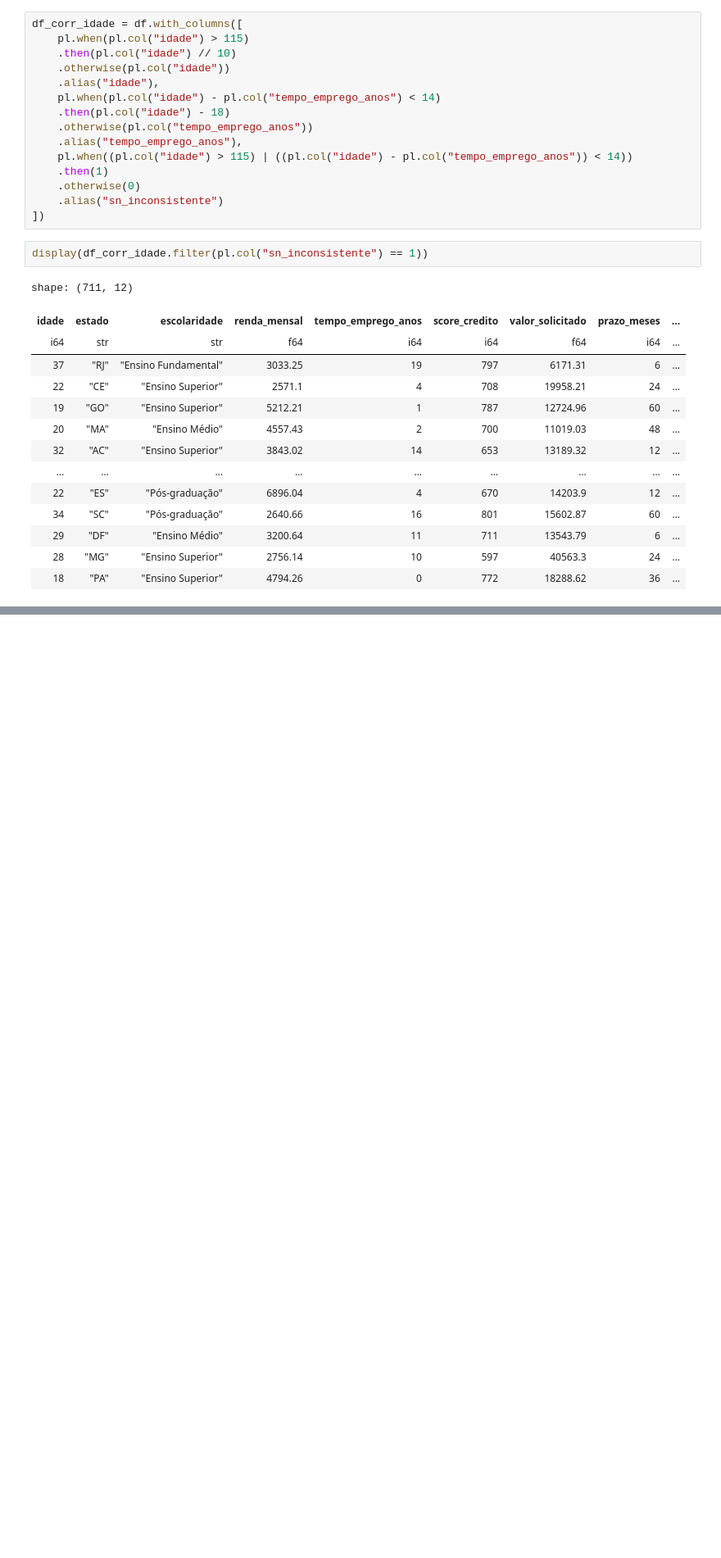
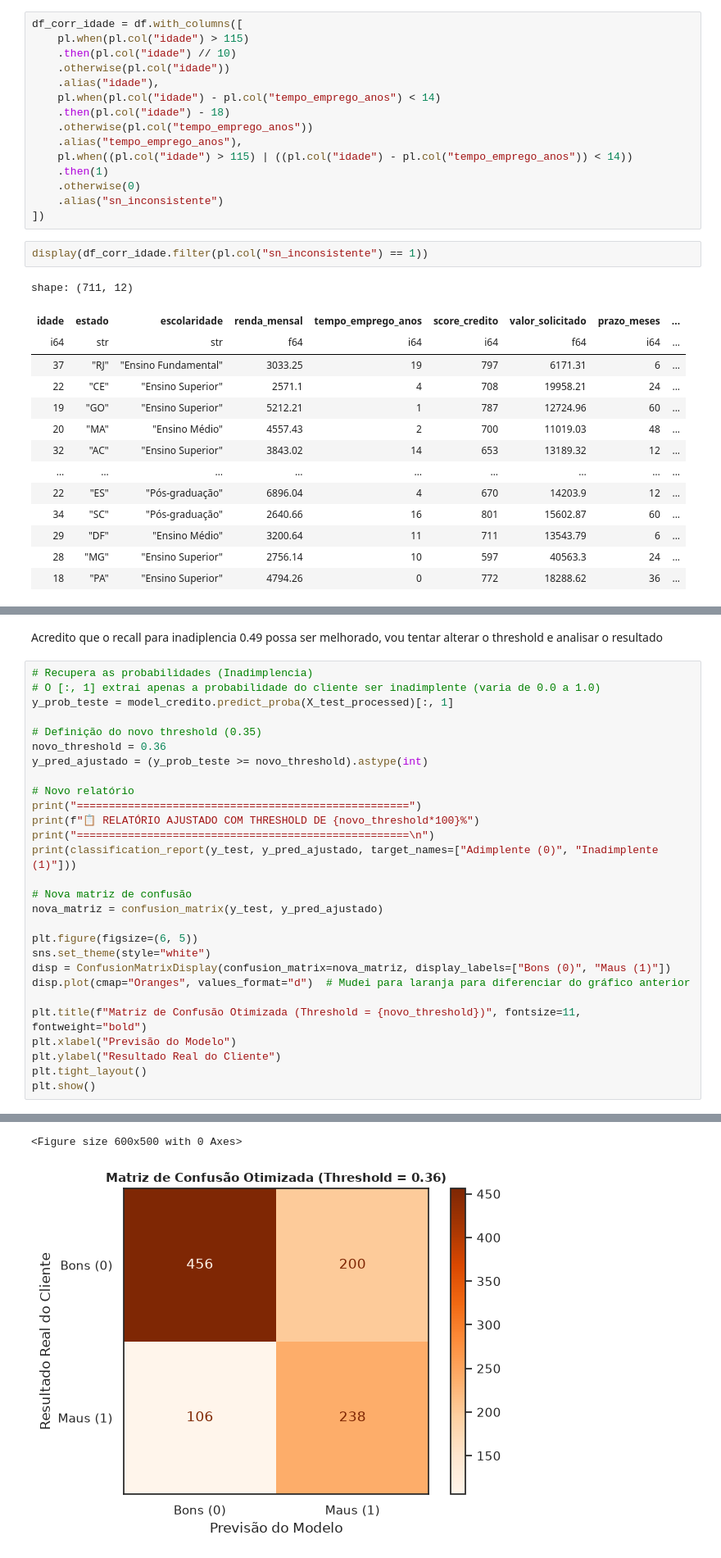
Before and after one commit to ufnovaes/Desafio_01_FTIA, a Jupyter notebook: Desafio_01.ipynb, the cells around one changed output, grey strips where cells are left out. Shown at 82% size. Saved outputs shown, nothing was run; the diff lists cells and outputs as text; blank space fills up the shorter version.

```diff
--- a/Desafio_01.ipynb
+++ b/Desafio_01.ipynb
@@ -482,0 +634,31 @@ shape: (711, 12)
+# %% [markdown]
+Acredito que o recall para inadiplencia 0.49 possa ser melhorado, vou tentar alterar o threshold e analisar o resultado
+# %%
+# Recupera as probabilidades (Inadimplencia)
+# O [:, 1] extrai apenas a probabilidade do cliente ser inadimplente (varia de 0.0 a 1.0)
+y_prob_teste = model_credito.predict_proba(X_test_processed)[:, 1]
+
+# Definição do novo threshold (0.35)
+novo_threshold = 0.36
+y_pred_ajustado = (y_prob_teste >= novo_threshold).astype(int)
+
+# Novo relatório
+print("====================================================")
+print(f"📋 RELATÓRIO AJUSTADO COM THRESHOLD DE {novo_threshold*100}%")
+print("====================================================\n")
+print(classification_report(y_test, y_pred_ajustado, target_names=["Adimplente (0)", "Inadimplente (1)"]))
+
+# Nova matriz de confusão
+nova_matriz = confusion_matrix(y_test, y_pred_ajustado)
+
+plt.figure(figsize=(6, 5))
+sns.set_theme(style="white")
+disp = ConfusionMatrixDisplay(confusion_matrix=nova_matriz, display_labels=["Bons (0)", "Maus (1)"])
+disp.plot(cmap="Oranges", values_format="d")  # Mudei para laranja para diferenciar do gráfico anterior
+
+plt.title(f"Matriz de Confusão Otimizada (Threshold = {novo_threshold})", fontsize=11, fontweight="bold")
+plt.xlabel("Previsão do Modelo")
+plt.ylabel("Resultado Real do Cliente")
+plt.tight_layout()
+plt.show()
+# %% [output]
@@ -482,0 +677,2 @@ shape: (711, 12)
+<Figure size 600x500 with 0 Axes>
+[figure, added]
```
Also changed, not shown: parts of 16 cells of this notebook.
